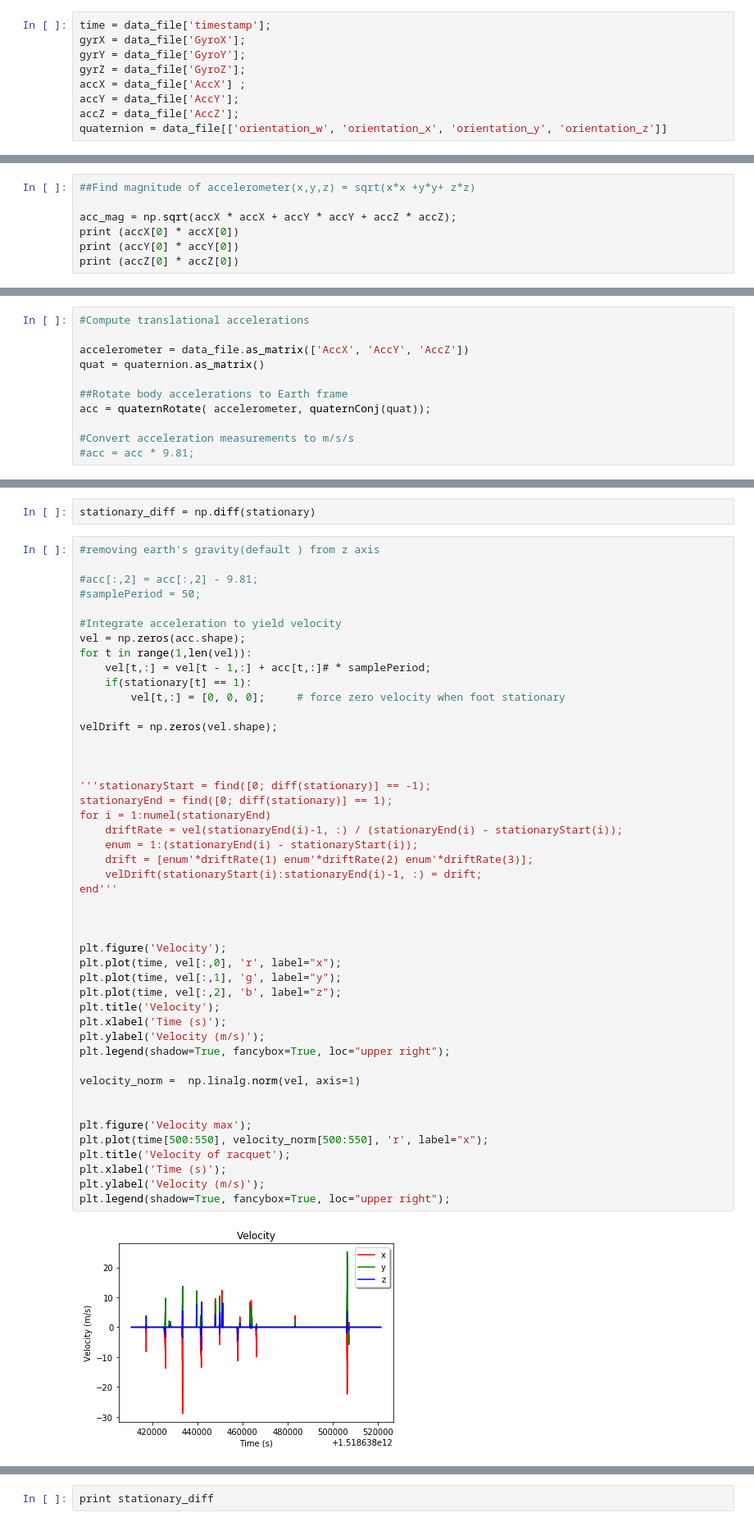
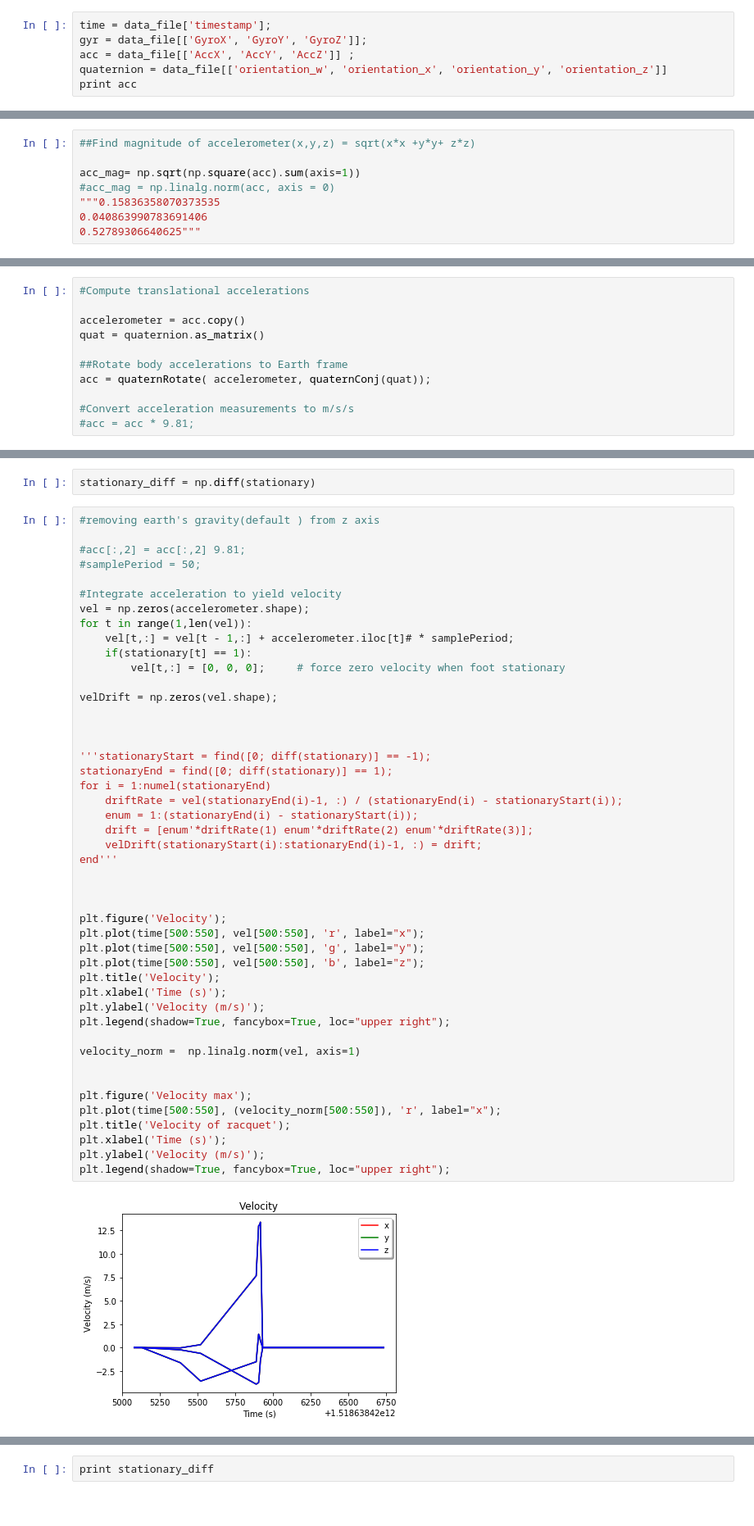
Before and after one commit to shafi-dayatar/SportsAnalytics, a Jupyter notebook: data_analysis/Data_Analysis of IMU data.ipynb, the cells around one changed output, grey strips where cells are left out. Shown at 82% size. Drawn from its saved outputs; the diff is of its cells as text.

```diff
--- a/data_analysis/Data_Analysis of IMU data.ipynb
+++ b/data_analysis/Data_Analysis of IMU data.ipynb
@@ -28,10 +28,7 @@ data_file.head()
 5 rows × 22 columns
 # %%
 time = data_file['timestamp'];
-gyrX = data_file['GyroX'];
-gyrY = data_file['GyroY'];
-gyrZ = data_file['GyroZ'];
-accX = data_file['AccX'] ;
-accY = data_file['AccY'];
-accZ = data_file['AccZ'];
+gyr = data_file[['GyroX', 'GyroY', 'GyroZ']];
+acc = data_file[['AccX', 'AccY', 'AccZ']] ;
 quaternion = data_file[['orientation_w', 'orientation_x', 'orientation_y', 'orientation_z']]
+print acc
@@ -38,8 +53,9 @@ quaternion = data_file[['orientation_w', 'orientation_x', 'orientation_y', 'orie
 # %%
 ##Find magnitude of accelerometer(x,y,z) = sqrt(x*x +y*y+ z*z)
 
-acc_mag = np.sqrt(accX * accX + accY * accY + accZ * accZ);
-print (accX[0] * accX[0])
-print (accY[0] * accY[0])
-print (accZ[0] * accZ[0])
+acc_mag= np.sqrt(np.square(acc).sum(axis=1))
+#acc_mag = np.linalg.norm(acc, axis = 0)
+"""0.15836358070373535
+0.040863990783691406
+0.52789306640625"""
 # %% [output]
@@ -170,7 +181,7 @@ def quaternRotate(v, q):
 # %%
 #Compute translational accelerations
 
-accelerometer = data_file.as_matrix(['AccX', 'AccY', 'AccZ'])
+accelerometer = acc.copy()
 quat = quaternion.as_matrix()
 
 ##Rotate body accelerations to Earth frame
@@ -194,48 +203,48 @@ stationary_diff = np.diff(stationary)
 # %%
 #removing earth's gravity(default ) from z axis
 
-#acc[:,2] = acc[:,2] - 9.81;
+#acc[:,2] = acc[:,2] 9.81;
 #samplePeriod = 50;
 
 #Integrate acceleration to yield velocity
-vel = np.zeros(acc.shape);
+vel = np.zeros(accelerometer.shape);
 for t in range(1,len(vel)):
-    vel[t,:] = vel[t - 1,:] + acc[t,:]# * samplePeriod;
+    vel[t,:] = vel[t - 1,:] + accelerometer.iloc[t]# * samplePeriod;
     if(stationary[t] == 1):
         vel[t,:] = [0, 0, 0];     # force zero velocity when foot stationary
 
 velDrift = np.zeros(vel.shape);
 
 
 
 '''stationaryStart = find([0; diff(stationary)] == -1);
 stationaryEnd = find([0; diff(stationary)] == 1);
 for i = 1:numel(stationaryEnd)
     driftRate = vel(stationaryEnd(i)-1, :) / (stationaryEnd(i) - stationaryStart(i));
     enum = 1:(stationaryEnd(i) - stationaryStart(i));
     drift = [enum'*driftRate(1) enum'*driftRate(2) enum'*driftRate(3)];
     velDrift(stationaryStart(i):stationaryEnd(i)-1, :) = drift;
 end'''
 
 
 
 plt.figure('Velocity');
-plt.plot(time, vel[:,0], 'r', label="x");
-plt.plot(time, vel[:,1], 'g', label="y");
-plt.plot(time, vel[:,2], 'b', label="z");
+plt.plot(time[500:550], vel[500:550], 'r', label="x");
+plt.plot(time[500:550], vel[500:550], 'g', label="y");
+plt.plot(time[500:550], vel[500:550], 'b', label="z");
 plt.title('Velocity');
 plt.xlabel('Time (s)');
 plt.ylabel('Velocity (m/s)');
 plt.legend(shadow=True, fancybox=True, loc="upper right");
 
 velocity_norm =  np.linalg.norm(vel, axis=1)
 
 
 plt.figure('Velocity max');
-plt.plot(time[500:550], velocity_norm[500:550], 'r', label="x");
+plt.plot(time[500:550], (velocity_norm[500:550]), 'r', label="x");
 plt.title('Velocity of racquet');
 plt.xlabel('Time (s)');
 plt.ylabel('Velocity (m/s)');
 plt.legend(shadow=True, fancybox=True, loc="upper right");
 # %% [output]
-[figure, old version]
+[figure, new version]
```
Also changed, not shown: parts of 6 cells of this notebook.
